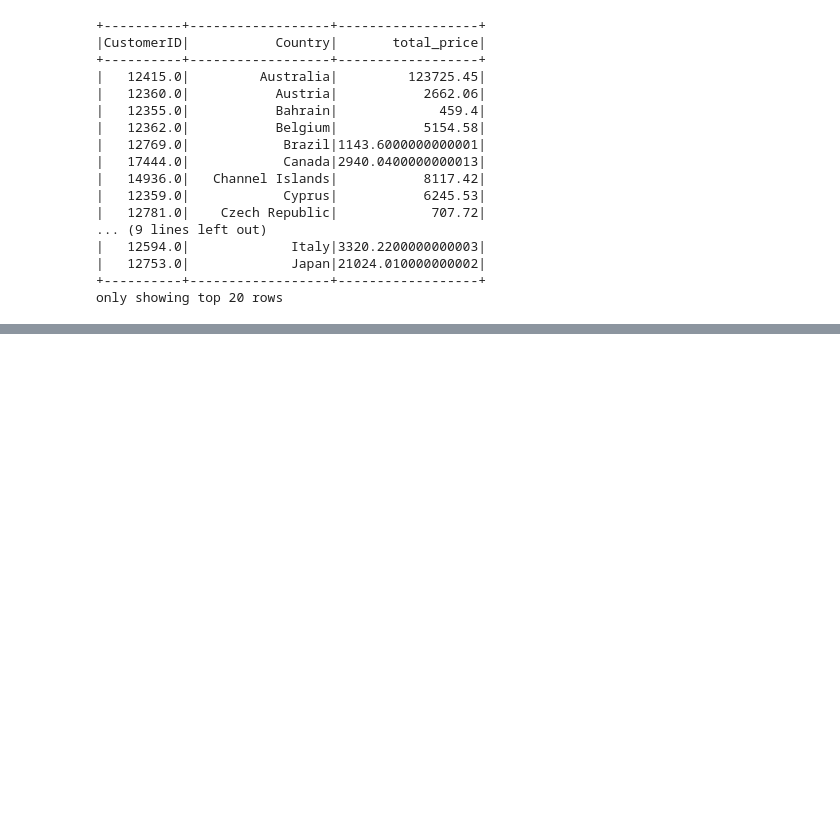
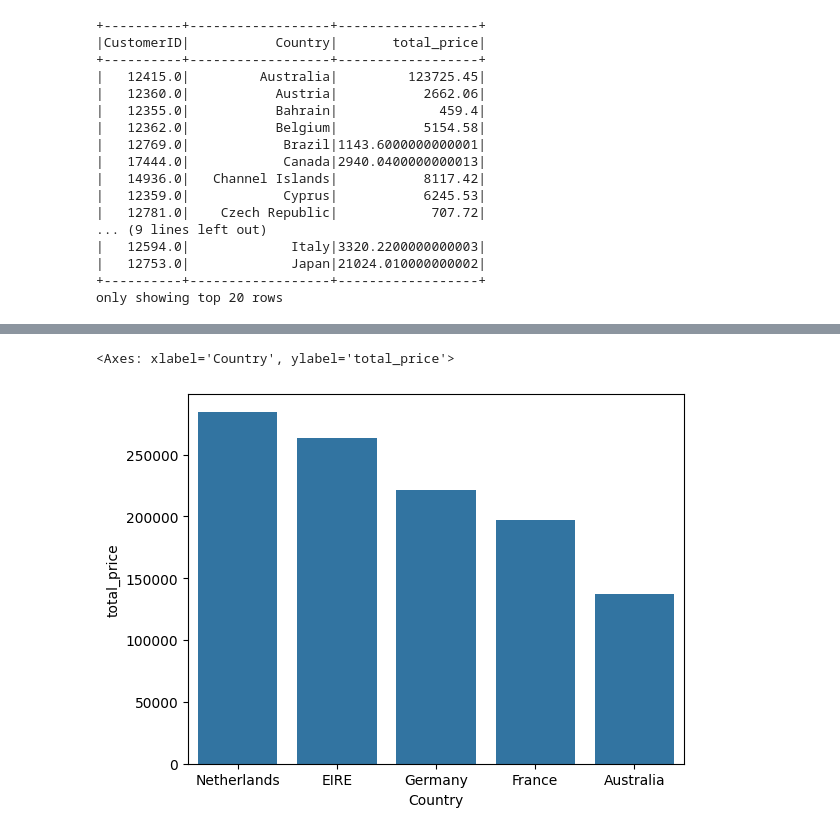
Before and after one commit to jwolfe972/Spark-Projects, a Jupyter notebook: spark-learning-notebooks/Online_Retail.ipynb, the cells around one changed output, grey strips where cells are left out. Cells and saved outputs as stored; diff of their text form; code cells hidden in the pictures; blank space fills up the shorter version.

Commit message:
Spark Notebook Example

```diff
--- a/spark-learning-notebooks/Online_Retail.ipynb
+++ b/spark-learning-notebooks/Online_Retail.ipynb
@@ -240,3 +242,31 @@ customers_grouped_ranked \
 |   12753.0|             Japan|21024.010000000002|
 +----------+------------------+------------------+
 only showing top 20 rows
+# %%
+
+window_for_country = Window.orderBy(F.desc("total_price"))
+
+
+country_lookup = spark_df.dropna(subset=["Country"])
+
+
+country_grouped = (country_lookup.groupBy("Country")
+ .agg(F.sum("total_price").alias("total_price"))
+.sort("total_price", ascending=False)
+)
+
+
+
+country_grouped_ranked = country_grouped \
+    .withColumn("ranked", F.rank().over(window_for_country))
+
+
+pandas_df = country_grouped_ranked \
+    .filter(F.col("ranked") > 1) \
+    .limit(5) \
+    .drop("ranked") \
+    .toPandas()
+
+
+sns.barplot(x="Country", y="total_price", data=pandas_df)
+# %% [output]
@@ -242,0 +283,2 @@ only showing top 20 rows
+<Axes: xlabel='Country', ylabel='total_price'>
+[figure, added]
```
Also changed, not shown: parts of 2 cells of this notebook, 4 other files.
